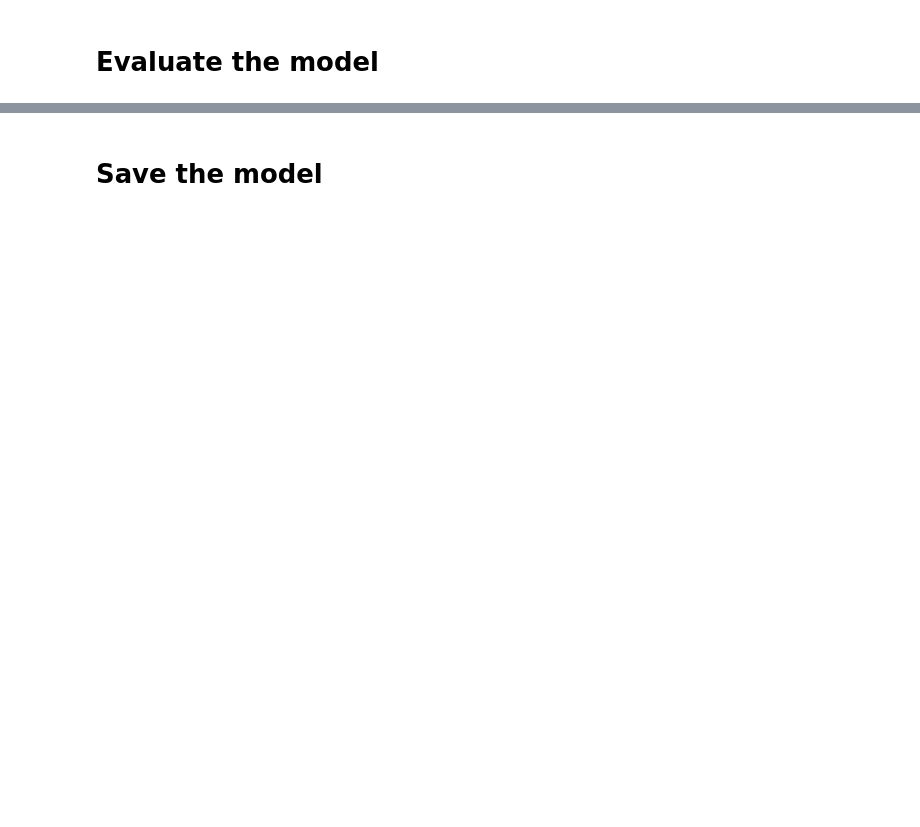
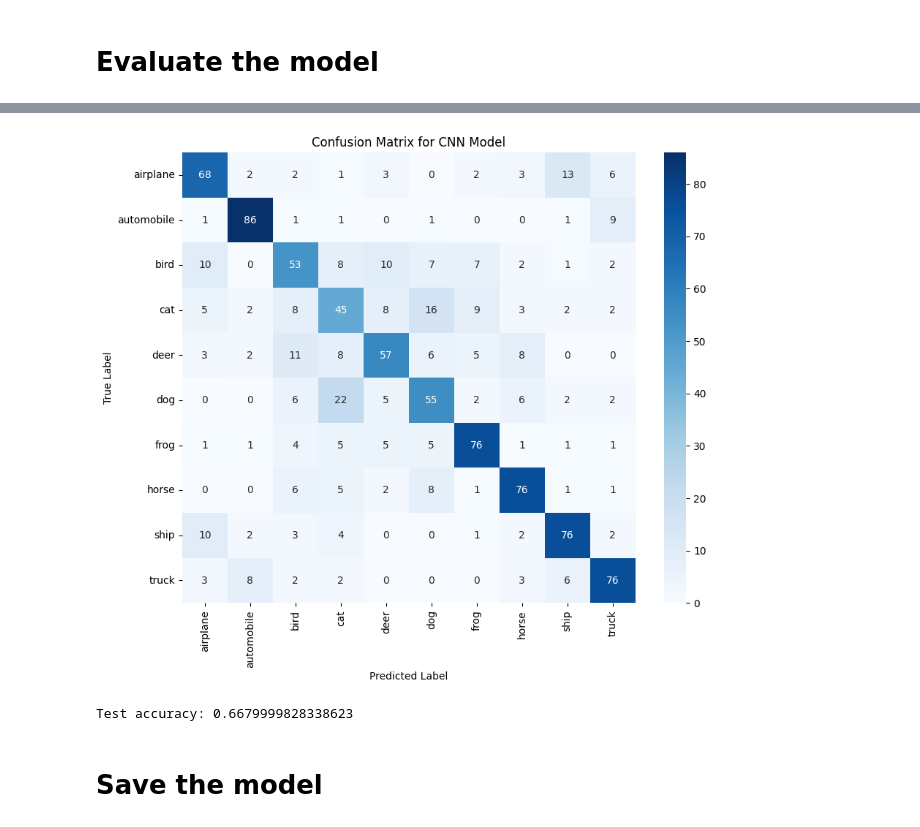
Before and after one commit to zeevfischer/ML-final, a Jupyter notebook: CNN.ipynb, the cells around one changed output, grey strips where cells are left out. Saved outputs shown, nothing was run; the diff lists cells and outputs as text; code cells hidden in the pictures; blank space fills up the shorter version.

```diff
--- a/CNN.ipynb
+++ b/CNN.ipynb
@@ -29,8 +33,8 @@ def load_data(directory):
     return images, labels, class_names
 
 # Define directories for training and testing datasets
-train_dir = 'C:\\Users\\dovy4\\Desktop\\jupyter test\\1000'
-test_dir = 'C:\\Users\\dovy4\\Desktop\\jupyter test\\test_100'
+train_dir = 'C:\\Users\\dovy4\\Desktop\\1000'
+test_dir = 'C:\\Users\\dovy4\\Desktop\\test_100'
 
 # Define image size (32x32 pixels)
 img_size = (32, 32)
@@ -139,5 +145,25 @@ Epoch 20/20
 # Evaluate the model
 # %%
 test_loss, test_acc = model.evaluate(test_images, test_labels)
+
+
+
+# Predict on test data
+test_predictions = model.predict(test_images)
+test_predictions_classes = np.argmax(test_predictions, axis=1)
+test_labels_classes = np.argmax(test_labels, axis=1)
+
+# Confusion Matrix
+conf_matrix = confusion_matrix(test_labels_classes, test_predictions_classes)
+plt.figure(figsize=(10, 8))
+sns.heatmap(conf_matrix, annot=True, fmt="d", cmap="Blues", xticklabels=class_names, yticklabels=class_names)
+plt.xlabel('Predicted Label')
+plt.ylabel('True Label')
+plt.title('Confusion Matrix for CNN Model')
+plt.show()
+
+
+
+
 print(f'Test accuracy: {test_acc}')
 # %% [output]
@@ -146,3 +172,5 @@ Test accuracy: 0.6729999780654907
+[figure, added]
+Test accuracy: 0.6679999828338623
 # %% [markdown]
 # Save the model
 # %%
```
Also changed, not shown: parts of 3 cells of this notebook, 3 other files.
